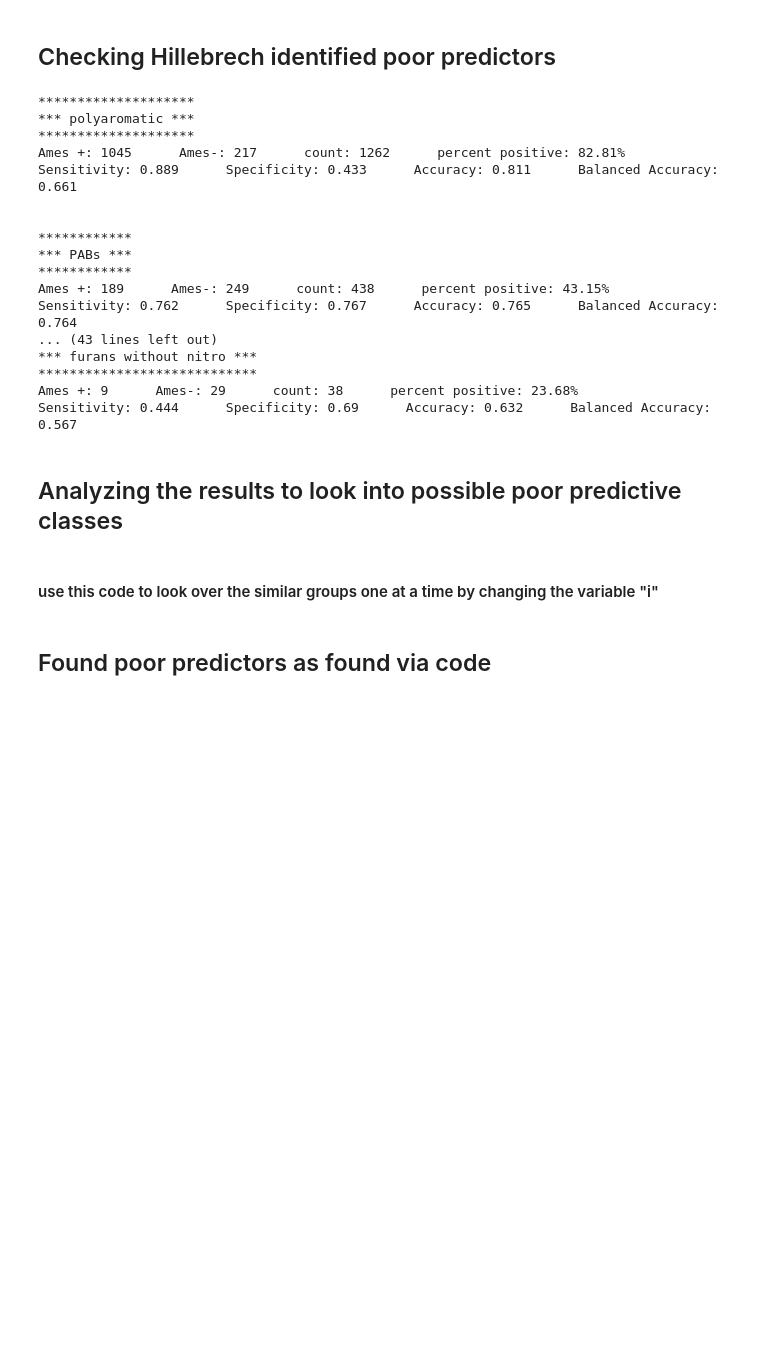
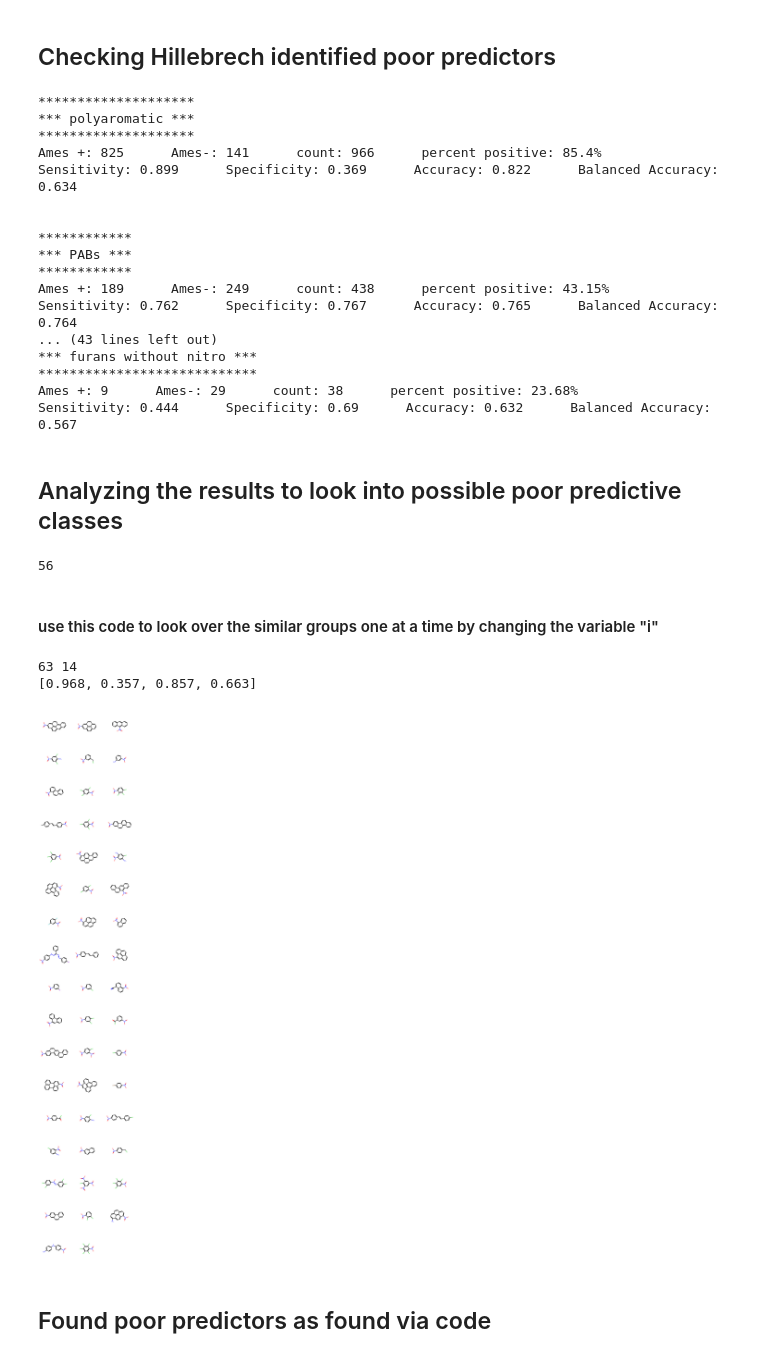
Before and after one commit to SamuelFeeney/Multiple-instance-learning-improves-Ames-mutagencity-prediction-for-problematic-molecular-species, a Jupyter notebook: 6-morgan_analysis.ipynb, the cells around one changed output. Cells and saved outputs as stored; diff of their text form; code cells hidden in the pictures; blank space fills up the shorter version.

Commit message:
uni changes
some small changes i found on my uni computer, not sure if they are relevant but just in case I've saved them here

```diff
--- a/6-morgan_analysis.ipynb
+++ b/6-morgan_analysis.ipynb
@@ -53,15 +53,21 @@ def molecule_group_analysis(data,function):
 
 def polyaromatic_check(m):
     ri = m.GetRingInfo()
+    aro_rings = []
     for ring_bonds in ri.BondRings():
-        fused=1
         if all([m.GetBondWithIdx(b).GetIsAromatic() for b in ring_bonds]):
-            for b in ring_bonds:
-                if any([b in r_bs for r_bs in ri.BondRings() if r_bs != ring_bonds]):
-                    if len([b in r_bs for r_bs in ri.BondRings()])>1:
-                        fused+=1
-                        if fused ==3:
-                            return True
+            aro_rings.append(ring_bonds)
+
+    for aro_ring_bonds in aro_rings:
+        ## an assumptions i'm fairly sure is true always:
+        # if there is a ring that shares 2 bonds with other aromatic rings th emolecules has >= 3 fused rings
+        # .: if there is a ring with two bonds that belong to other aromatic rings then that is a >=3 fused ring molecule
+        shared_bonds = 0
+        for bond in aro_ring_bonds:
+            if bond in [b for bs in aro_rings for b in bs if bs!=aro_ring_bonds]:
+                shared_bonds+=1
+        if shared_bonds>=2:
+            return True
     return False
 
 
@@ -213,8 +219,8 @@ for test in tests:
 ********************
 *** polyaromatic ***
 ********************
-Ames +: 1045      Ames-: 217      count: 1262      percent positive: 82.81%
-Sensitivity: 0.889      Specificity: 0.433      Accuracy: 0.811      Balanced Accuracy: 0.661
+Ames +: 825      Ames-: 141      count: 966      percent positive: 85.4%
+Sensitivity: 0.899      Specificity: 0.369      Accuracy: 0.822      Balanced Accuracy: 0.634
 
 
 ************
@@ -250,15 +256,21 @@ for mc,smi in zip(data['MACCS'],data['smiles']):
                     sims += [similar]
 
 print(len(sims))
+# %% [output]
+56
 # %% [markdown]
 #### use this code to look over the similar groups one at a time by changing the variable "i"
 # %%
-i = 56
+i = 55
 pos = sum(sims[i]['true label']==1)
 neg = sum(sims[i]['true label']==0)
 print(pos,neg)
 print([round(i,3) for i in get_metrics(sims[i]['result'])])
 Draw.MolsToGridImage(sims[i]['Molecule'])
+# %% [output]
+63 14
+[0.968, 0.357, 0.857, 0.663]
+[figure, added]
 # %% [markdown]
 ## Found poor predictors as found via code
 # %% [markdown]
```
Also changed, not shown: parts of 4 cells of this notebook.
